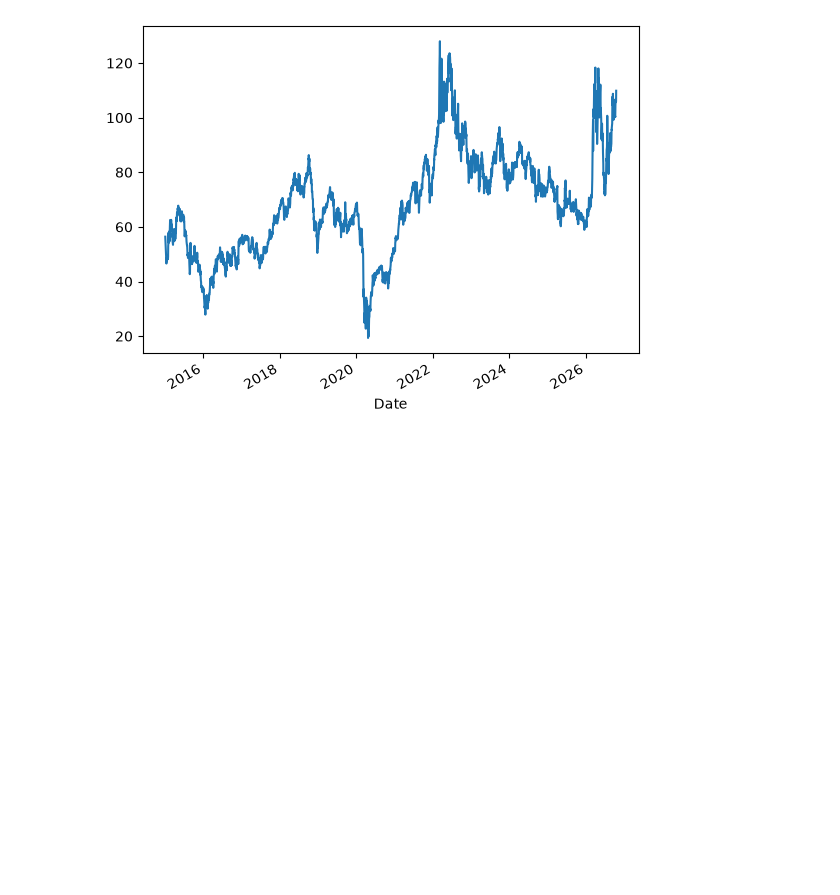
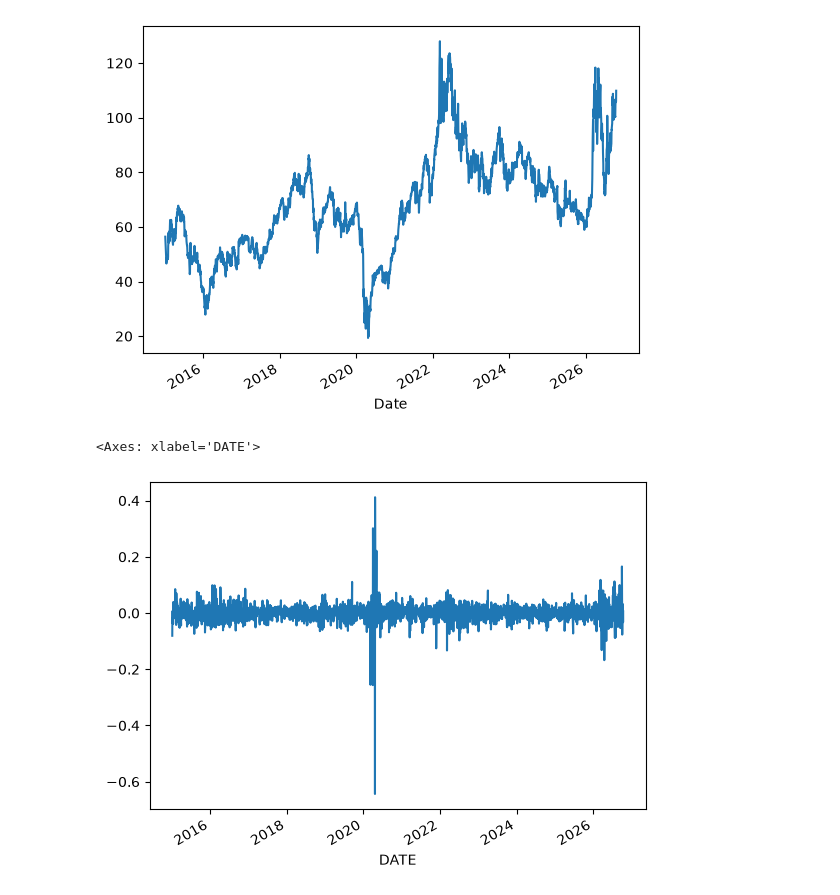
Before and after one commit to airrehn/Sample-Taxed, a Jupyter notebook: notebooks/01_explore_data.ipynb, the cells around one changed output. Drawn from its saved outputs; the diff is of its cells as text; code cells hidden in the pictures; blank space fills up the shorter version.

```diff
--- a/notebooks/01_explore_data.ipynb
+++ b/notebooks/01_explore_data.ipynb
@@ -18,3 +19,11 @@ futures["brent_futures"].plot()
 # %% [output]
 <Axes: xlabel='Date'>
 [figure]
+# %%
+from src.features import log_returns
+
+returns = log_returns(spot)
+returns.plot()
+# %% [output]
+<Axes: xlabel='DATE'>
+[figure, added]
```
Also changed, not shown: parts of 4 cells of this notebook, 3 other files.
